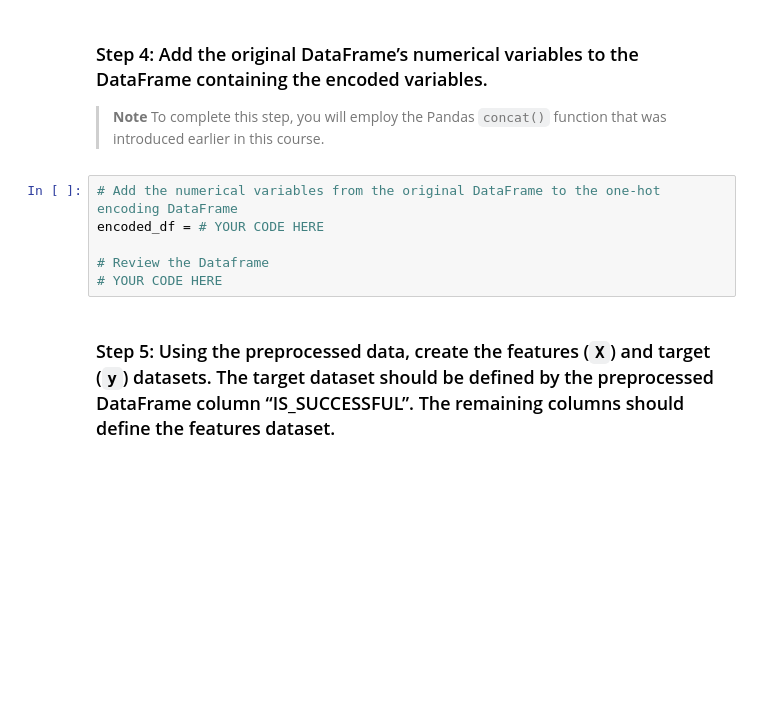
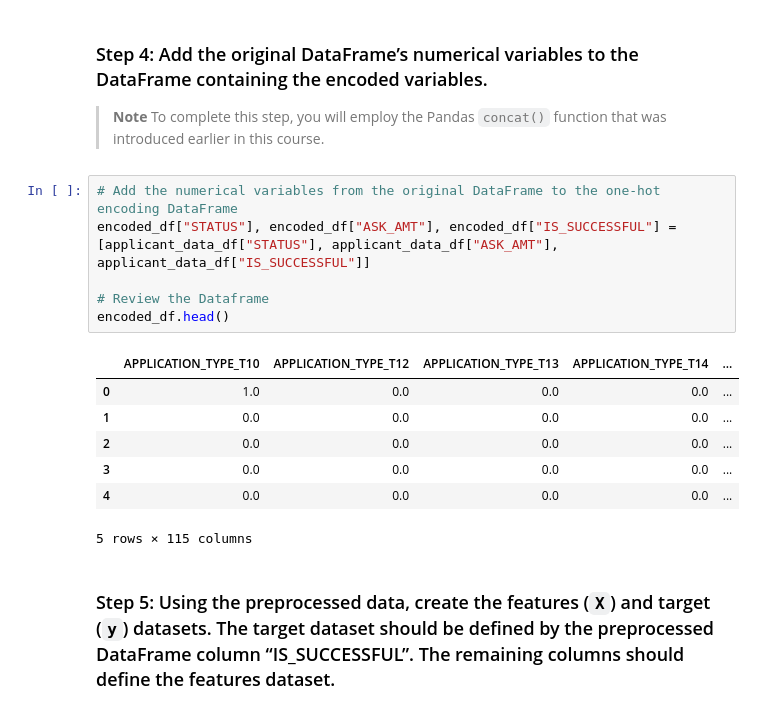
Before and after one commit to odhissm/venture_funding, a Jupyter notebook: funding_app/GC_venture_funding_with_deep_learning.ipynb, the cells around one changed output. Drawn from its saved outputs; the diff is of its cells as text; blank space fills up the shorter version.

```diff
--- a/funding_app/GC_venture_funding_with_deep_learning.ipynb
+++ b/funding_app/GC_venture_funding_with_deep_learning.ipynb
@@ -146,10 +204,18 @@ encoded_df = # YOUR CODE HERE
 > **Note** To complete this step, you will employ the Pandas `concat()` function that was introduced earlier in this course.
 # %%
 # Add the numerical variables from the original DataFrame to the one-hot encoding DataFrame
-encoded_df = # YOUR CODE HERE
+encoded_df["STATUS"], encoded_df["ASK_AMT"], encoded_df["IS_SUCCESSFUL"] =  [applicant_data_df["STATUS"], applicant_data_df["ASK_AMT"], applicant_data_df["IS_SUCCESSFUL"]]
 
 # Review the Dataframe
-# YOUR CODE HERE
+encoded_df.head()
+# %% [output]
+|  | APPLICATION_TYPE_T10 | APPLICATION_TYPE_T12 | APPLICATION_TYPE_T13 | APPLICATION_TYPE_T14 | ... |
+| 0 | 1.0 | 0.0 | 0.0 | 0.0 | ... |
+| 1 | 0.0 | 0.0 | 0.0 | 0.0 | ... |
+| 2 | 0.0 | 0.0 | 0.0 | 0.0 | ... |
+| 3 | 0.0 | 0.0 | 0.0 | 0.0 | ... |
+| 4 | 0.0 | 0.0 | 0.0 | 0.0 | ... |
+5 rows × 115 columns
 # %% [markdown]
 ### Step 5: Using the preprocessed data, create the features (`X`) and target (`y`) datasets. The target dataset should be defined by the preprocessed DataFrame column “IS_SUCCESSFUL”. The remaining columns should define the features dataset.
 # %%
```
Also changed, not shown: parts of 12 cells of this notebook.
